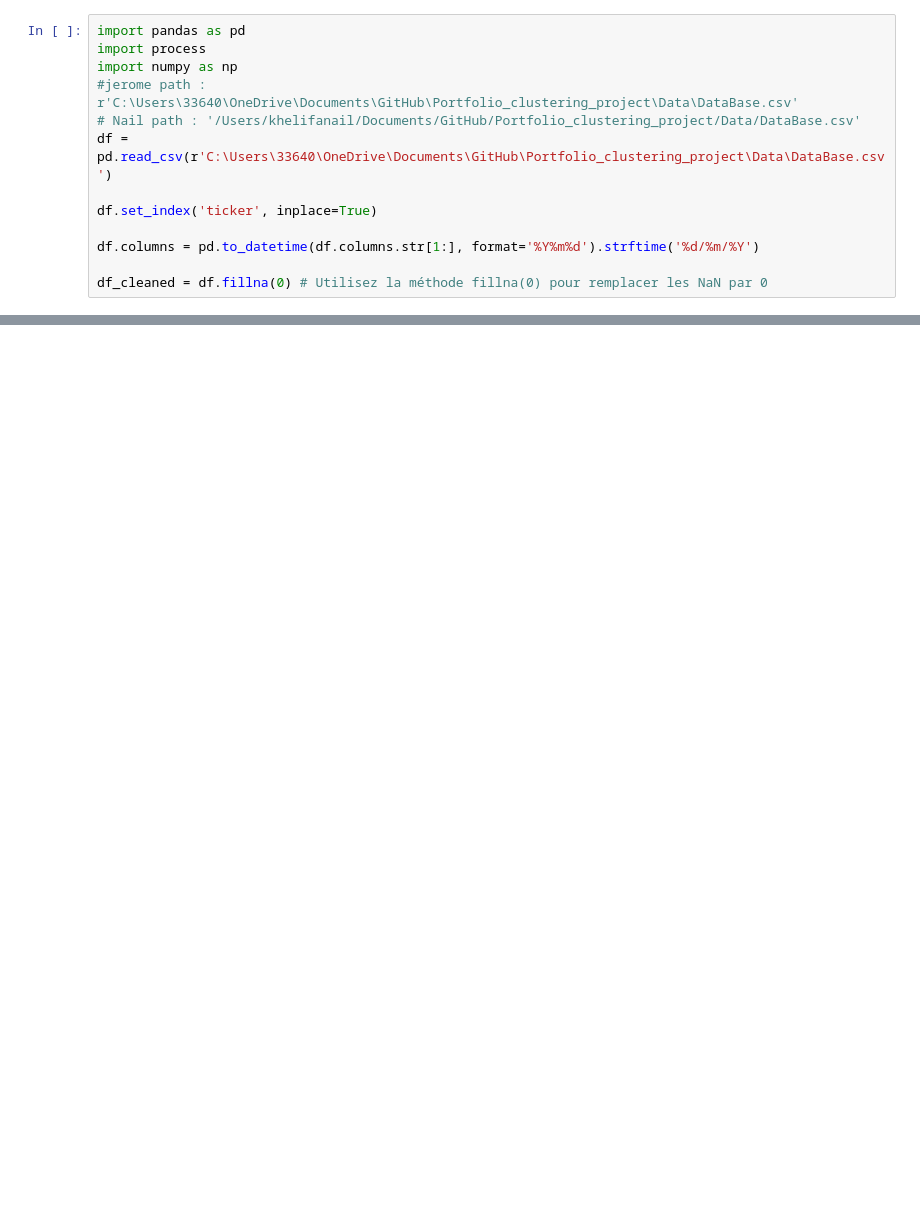
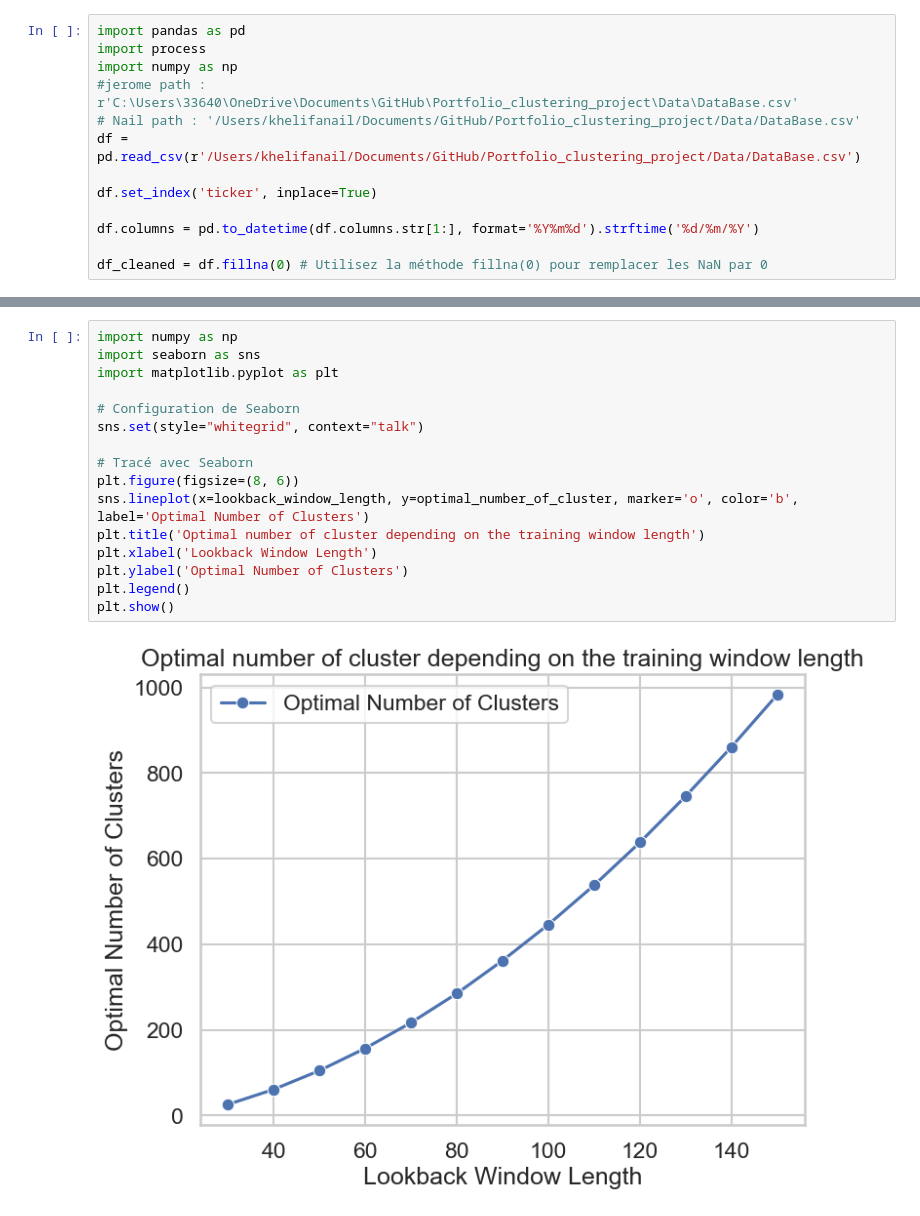
Before and after one commit to MohamedKeteb/Portfolio_clustering_project, a Jupyter notebook: Code/pca.ipynb, the cells around one changed output, grey strips where cells are left out. Saved outputs shown, nothing was run; the diff lists cells and outputs as text; blank space fills up the shorter version.

```diff
--- a/Code/pca.ipynb
+++ b/Code/pca.ipynb
@@ -4,7 +4,7 @@ import process
 import numpy as np
 #jerome path : r'C:\Users\33640\OneDrive\Documents\GitHub\Portfolio_clustering_project\Data\DataBase.csv'
 # Nail path : '/Users/khelifanail/Documents/GitHub/Portfolio_clustering_project/Data/DataBase.csv'
-df = pd.read_csv(r'C:\Users\33640\OneDrive\Documents\GitHub\Portfolio_clustering_project\Data\DataBase.csv')
+df = pd.read_csv(r'/Users/khelifanail/Documents/GitHub/Portfolio_clustering_project/Data/DataBase.csv')
 
 df.set_index('ticker', inplace=True)
 
@@ -63,0 +120,18 @@ Nombre de clusters suggéré: 36
+# %%
+import numpy as np
+import seaborn as sns
+import matplotlib.pyplot as plt
+
+# Configuration de Seaborn
+sns.set(style="whitegrid", context="talk")
+
+# Tracé avec Seaborn
+plt.figure(figsize=(8, 6))
+sns.lineplot(x=lookback_window_length, y=optimal_number_of_cluster, marker='o', color='b', label='Optimal Number of Clusters')
+plt.title('Optimal number of cluster depending on the training window length')
+plt.xlabel('Lookback Window Length')
+plt.ylabel('Optimal Number of Clusters')
+plt.legend()
+plt.show()
+# %% [output]
+[figure, added]
```
Also changed, not shown: parts of 4 cells of this notebook, 6 other files.
